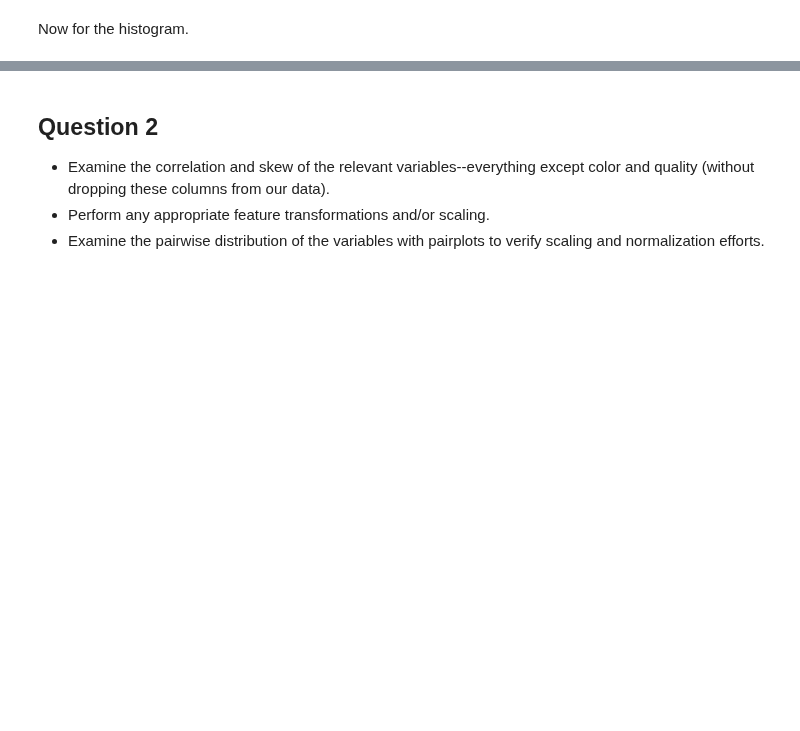
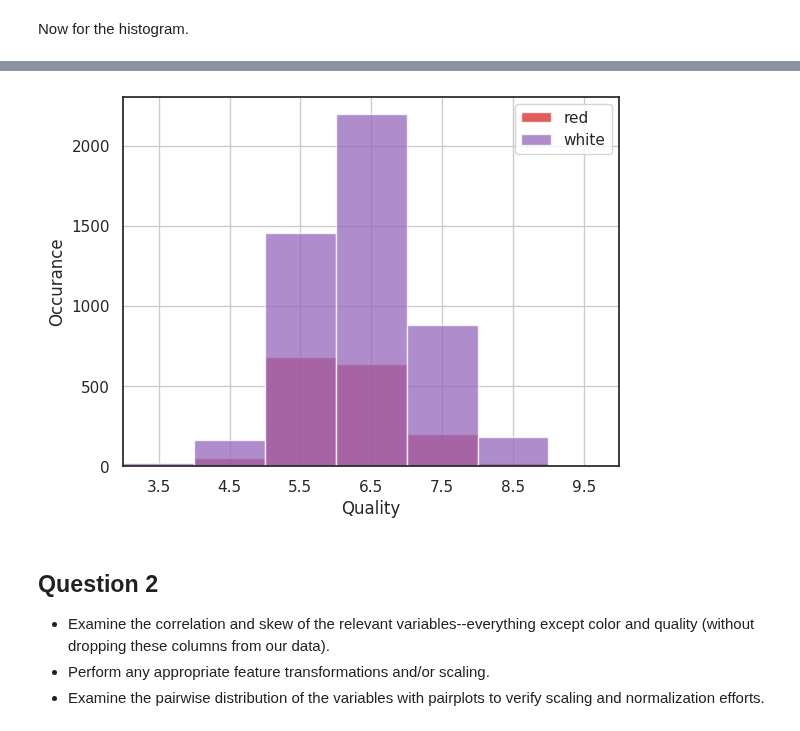
Before and after one commit to htetaunglynn94/coursera, a Jupyter notebook: ibm_ml_series/unsupervised_ml_clustering/module_3/demo_clustering_activity.ipynb, the cells around one changed output, grey strips where cells are left out. Saved outputs shown, nothing was run; the diff lists cells and outputs as text; code cells hidden in the pictures; blank space fills up the shorter version.

Commit message:
Updated demo_clustering_activity in module_3 of unsupervised_ml_clustering

```diff
--- a/ibm_ml_series/unsupervised_ml_clustering/module_3/demo_clustering_activity.ipynb
+++ b/ibm_ml_series/unsupervised_ml_clustering/module_3/demo_clustering_activity.ipynb
@@ -31,8 +35,7 @@ import numpy as np, pandas as pd, matplotlib.pyplot as plt, seaborn as sns
 *   How many entries are there for the two colors and range of qualities?
 *   Make a histogram plot of the quality for each of the wine colors.
 # %%
-### BEGIN SOLUTION
-# Import the data
-data = pd.read_csv("https://cf-courses-data.s3.us.cloud-object-storage.appdomain.cloud/IBM-ML0187EN-SkillsNetwork/labs/module%202/Wine_Quality_Data.csv")
-
-data.head(4).T
+url = "https://cf-courses-data.s3.us.cloud-object-storage.appdomain.cloud/IBM-ML0187EN-SkillsNetwork/labs/module%202/Wine_Quality_Data.csv"
+# %%
+data = pd.read_csv(url)
+data.head(4).T
@@ -55,33 +132,25 @@ Now for the histogram.
 # %%
-# seaborn styles
-sns.set_context('notebook')
-sns.set_style('white')
+# Plot histogram of quality counts for red and white wines
+ax = plt.axes()
+for color, plot_color in zip(['red', 'white'], [red, purple]):
+  # Assign data based on colors
+  q_data = data.loc[data.color==color, 'quality'] # quality data
+  q_data.hist(bins = bin_range,
+              alpha = 0.75,
+              ax = ax,
+              color = plot_color,
+              label = color)
 
-# custom colors
-red = sns.color_palette()[2]
-white = sns.color_palette()[4]
-
-# set bins for histogram
-bin_range = np.array([3, 4, 5, 6, 7, 8, 9])
-
-# plot histogram of quality counts for red and white wines
-ax = plt.axes()
-for color, plot_color in zip(['red', 'white'], [red, white]):
-    q_data = data.loc[data.color==color, 'quality']
-    q_data.hist(bins=bin_range,
-                alpha=0.5, ax=ax,
-                color=plot_color, label=color)
-
-
-ax.legend()
-ax.set(xlabel='Quality', ylabel='Occurrence')
-
-# force tick labels to be in middle of region
-ax.set_xlim(3,10)
-ax.set_xticks(bin_range+0.5)
-ax.set_xticklabels(bin_range);
-ax.grid('off')
-### END SOLUTION
+  ax.legend()
+  ax.set(xlabel = 'Quality',
+         ylabel = 'Occurance')
+  # Force tick labels to be in the middle of region
+  ax.set_xlim(3, 10)
+  ax.set_xticks(bin_range + 0.5)
+  # ax.set_xticklabels(bin_range);
+  ax.grid('off')
+# %% [output]
+[figure, added]
 # %% [markdown]
 ## Question 2
 
```
Also changed, not shown: parts of 25 cells of this notebook.
